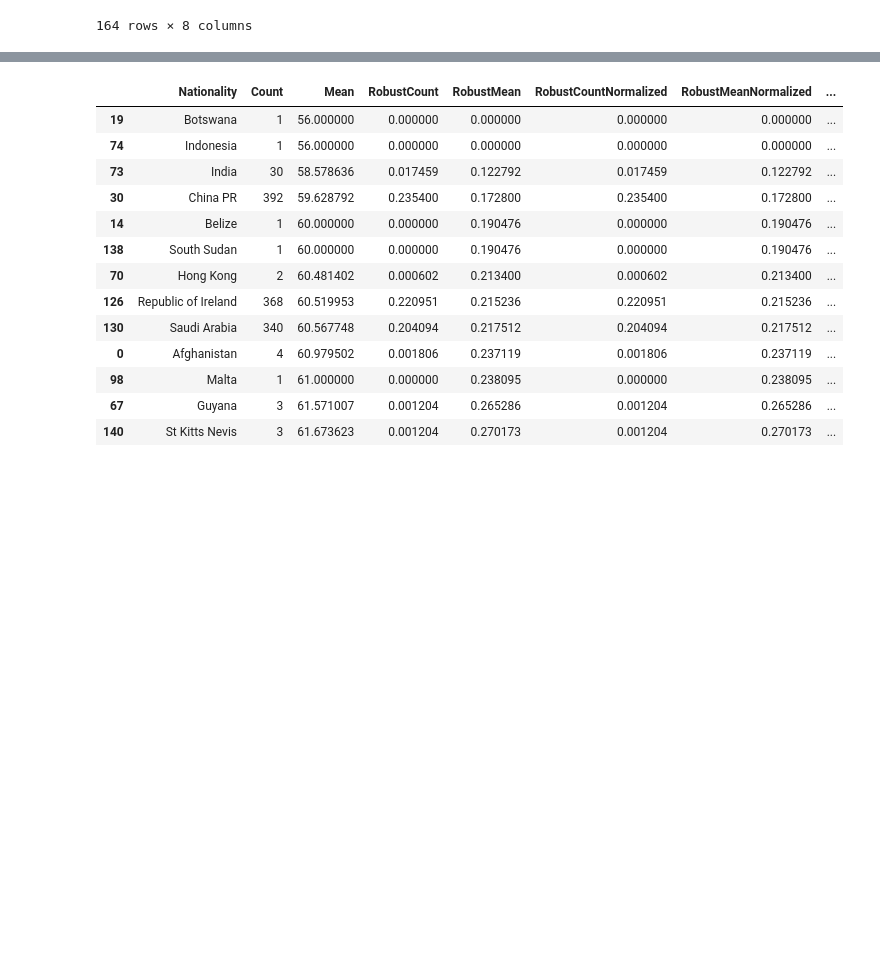
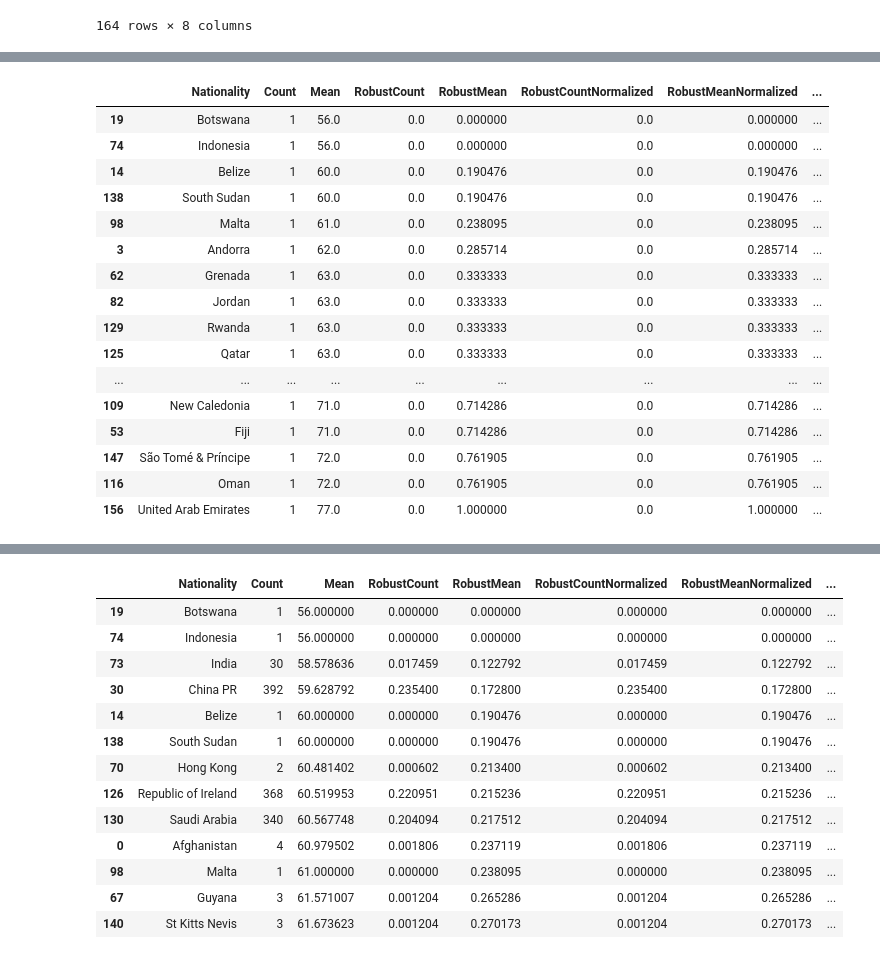
Before and after one commit to GAPPLabs/DataScienceProject, a Jupyter notebook: Proyecto.ipynb, the cells around one changed output, grey strips where cells are left out. Drawn from its saved outputs; the diff is of its cells as text; code cells hidden in the pictures; blank space fills up the shorter version.

Commit message:
Creación de subsets

```diff
--- a/Proyecto.ipynb
+++ b/Proyecto.ipynb
@@ -171,0 +103,22 @@ normalizedDataset.sort_values('Mean', ascending=True).head(n=60)
+# %%
+conjunto = set(normalizedDataset['Count'])
+subsets = [pd.DataFrame(data = normalizedDataset[normalizedDataset['Count']==x]) for x in conjunto]
+subsets[0].sort_values('Mean', ascending=True)
+# %% [output]
+|  | Nationality | Count | Mean | RobustCount | RobustMean | RobustCountNormalized | RobustMeanNormalized | ... |
+| 19 | Botswana | 1 | 56.0 | 0.0 | 0.000000 | 0.0 | 0.000000 | ... |
+| 74 | Indonesia | 1 | 56.0 | 0.0 | 0.000000 | 0.0 | 0.000000 | ... |
+| 14 | Belize | 1 | 60.0 | 0.0 | 0.190476 | 0.0 | 0.190476 | ... |
+| 138 | South Sudan | 1 | 60.0 | 0.0 | 0.190476 | 0.0 | 0.190476 | ... |
+| 98 | Malta | 1 | 61.0 | 0.0 | 0.238095 | 0.0 | 0.238095 | ... |
+| 3 | Andorra | 1 | 62.0 | 0.0 | 0.285714 | 0.0 | 0.285714 | ... |
+| 62 | Grenada | 1 | 63.0 | 0.0 | 0.333333 | 0.0 | 0.333333 | ... |
+| 82 | Jordan | 1 | 63.0 | 0.0 | 0.333333 | 0.0 | 0.333333 | ... |
+| 129 | Rwanda | 1 | 63.0 | 0.0 | 0.333333 | 0.0 | 0.333333 | ... |
+| 125 | Qatar | 1 | 63.0 | 0.0 | 0.333333 | 0.0 | 0.333333 | ... |
+| ... | ... | ... | ... | ... | ... | ... | ... | ... |
+| 109 | New Caledonia | 1 | 71.0 | 0.0 | 0.714286 | 0.0 | 0.714286 | ... |
+| 53 | Fiji | 1 | 71.0 | 0.0 | 0.714286 | 0.0 | 0.714286 | ... |
+| 147 | São Tomé & Príncipe | 1 | 72.0 | 0.0 | 0.761905 | 0.0 | 0.761905 | ... |
+| 116 | Oman | 1 | 72.0 | 0.0 | 0.761905 | 0.0 | 0.761905 | ... |
+| 156 | United Arab Emirates | 1 | 77.0 | 0.0 | 1.000000 | 0.0 | 1.000000 | ... |
```
Also changed, not shown: parts of 16 cells of this notebook.
